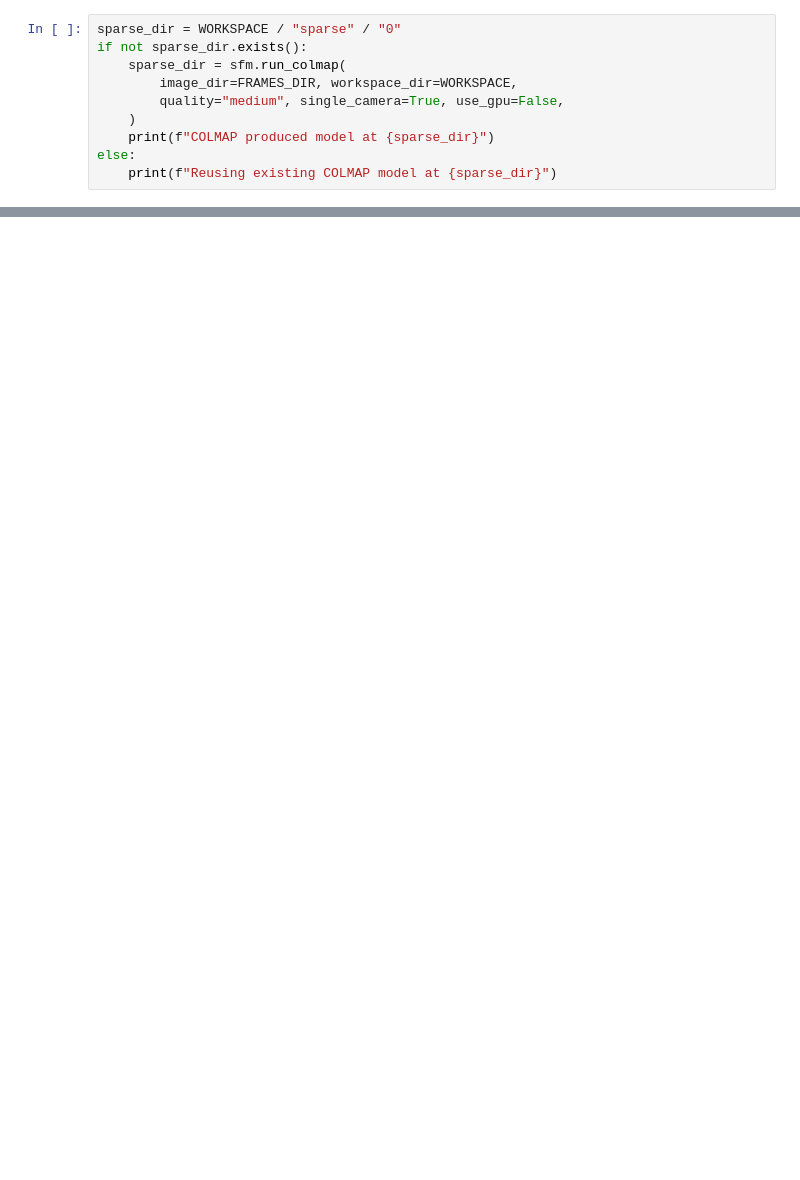
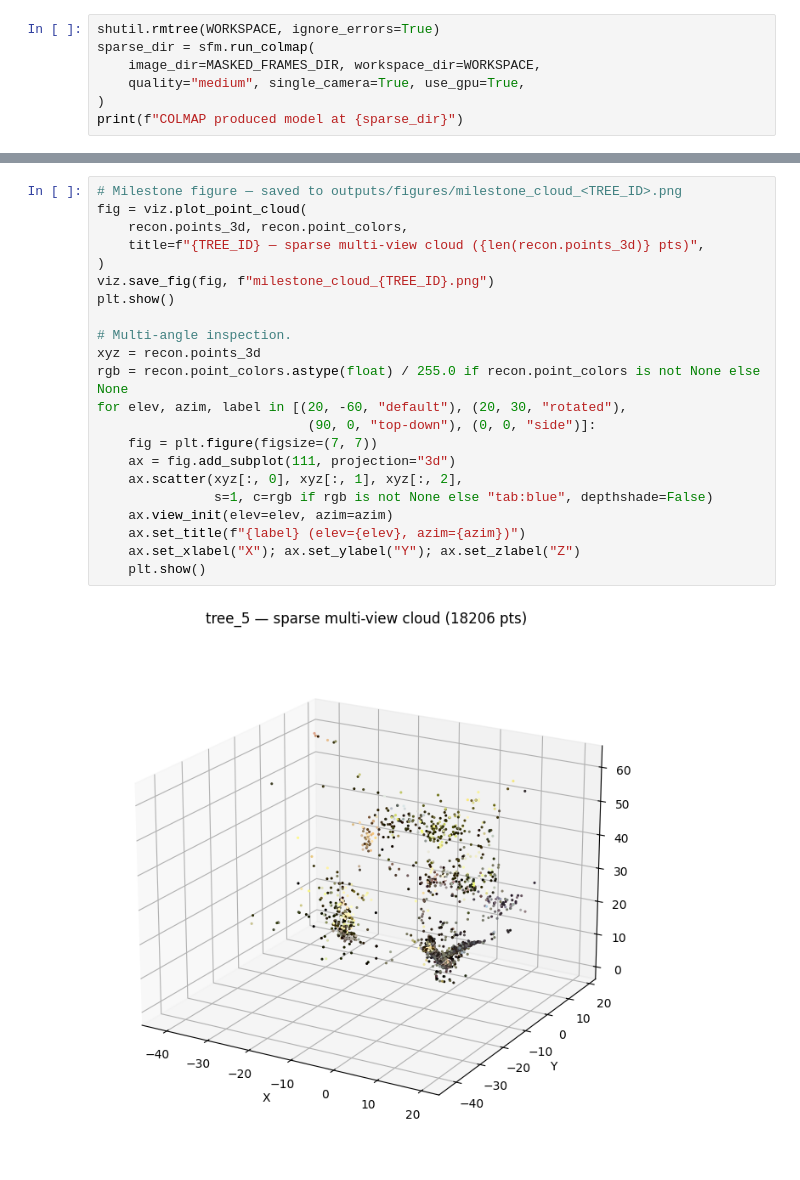
Before and after one commit to ColeVH2112/cs131_project, a Jupyter notebook: notebooks/04_sfm_colmap.ipynb, the cells around one changed output, grey strips where cells are left out. Cells and saved outputs as stored; diff of their text form; blank space fills up the shorter version.

```diff
--- a/notebooks/04_sfm_colmap.ipynb
+++ b/notebooks/04_sfm_colmap.ipynb
@@ -55,10 +171,7 @@ contains a reconstruction.
 # %%
-sparse_dir = WORKSPACE / "sparse" / "0"
-if not sparse_dir.exists():
-    sparse_dir = sfm.run_colmap(
-        image_dir=FRAMES_DIR, workspace_dir=WORKSPACE,
-        quality="medium", single_camera=True, use_gpu=False,
-    )
-    print(f"COLMAP produced model at {sparse_dir}")
-else:
-    print(f"Reusing existing COLMAP model at {sparse_dir}")
+shutil.rmtree(WORKSPACE, ignore_errors=True)
+sparse_dir = sfm.run_colmap(
+    image_dir=MASKED_FRAMES_DIR, workspace_dir=WORKSPACE,
+    quality="medium", single_camera=True, use_gpu=True,
+)
+print(f"COLMAP produced model at {sparse_dir}")
@@ -86,0 +235,24 @@ plt.show()
+# %%
+# Milestone figure — saved to outputs/figures/milestone_cloud_<TREE_ID>.png
+fig = viz.plot_point_cloud(
+    recon.points_3d, recon.point_colors,
+    title=f"{TREE_ID} — sparse multi-view cloud ({len(recon.points_3d)} pts)",
+)
+viz.save_fig(fig, f"milestone_cloud_{TREE_ID}.png")
+plt.show()
+
+# Multi-angle inspection.
+xyz = recon.points_3d
+rgb = recon.point_colors.astype(float) / 255.0 if recon.point_colors is not None else None
+for elev, azim, label in [(20, -60, "default"), (20, 30, "rotated"),
+                           (90, 0, "top-down"), (0, 0, "side")]:
+    fig = plt.figure(figsize=(7, 7))
+    ax = fig.add_subplot(111, projection="3d")
+    ax.scatter(xyz[:, 0], xyz[:, 1], xyz[:, 2],
+               s=1, c=rgb if rgb is not None else "tab:blue", depthshade=False)
+    ax.view_init(elev=elev, azim=azim)
+    ax.set_title(f"{label} (elev={elev}, azim={azim})")
+    ax.set_xlabel("X"); ax.set_ylabel("Y"); ax.set_zlabel("Z")
+    plt.show()
+# %% [output]
+[figure, added]
```
Also changed, not shown: parts of 25 cells of this notebook, 54 other files.
